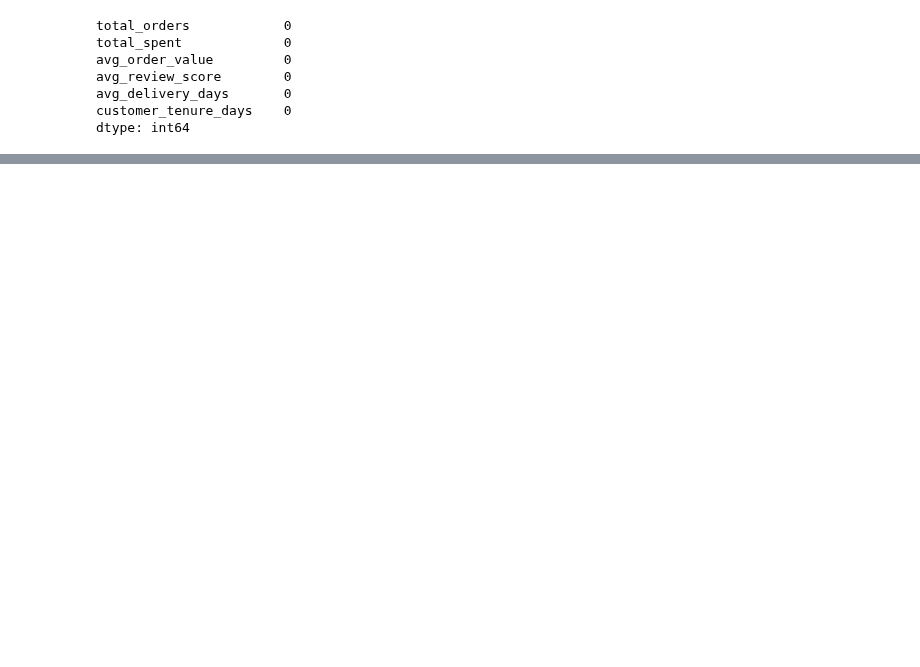
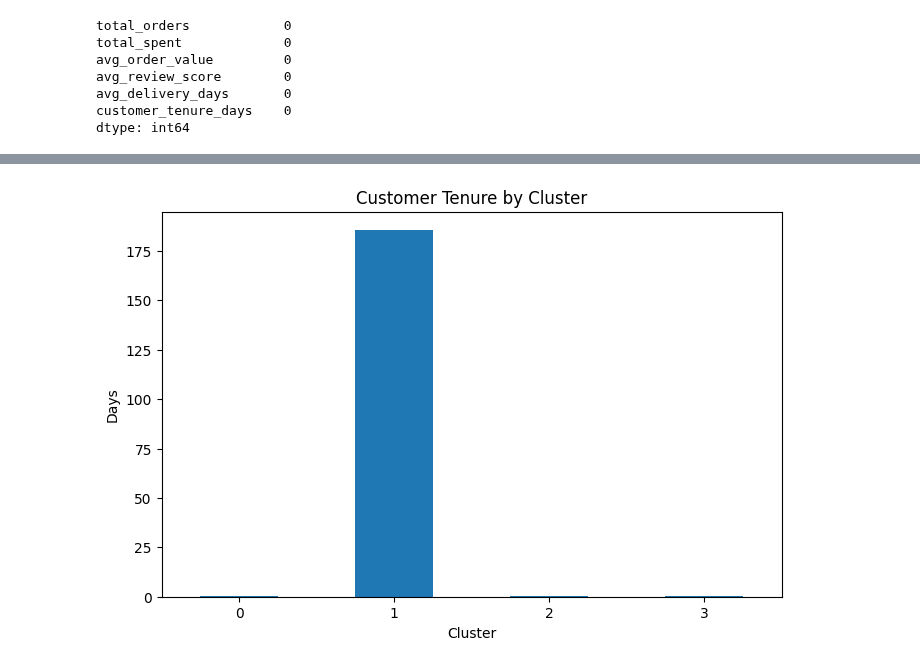
Before and after one commit to rohithjavvadi/retail-sales-analytics, a Jupyter notebook: notebooks/09_customer_segmentation.ipynb, the cells around one changed output, grey strips where cells are left out. Cells and saved outputs as stored; diff of their text form; code cells hidden in the pictures; blank space fills up the shorter version.

```diff
--- a/notebooks/09_customer_segmentation.ipynb
+++ b/notebooks/09_customer_segmentation.ipynb
@@ -365,0 +535,14 @@ evaluation.sort_values(
+# %%
+cluster_profile["customer_tenure_days"].plot(
+    kind="bar",
+    figsize=(8,5)
+)
+
+plt.title("Customer Tenure by Cluster")
+plt.ylabel("Days")
+plt.xlabel("Cluster")
+plt.xticks(rotation=0)
+
+plt.show()
+# %% [output]
+[figure, added]
```
Also changed, not shown: parts of 40 cells of this notebook.
